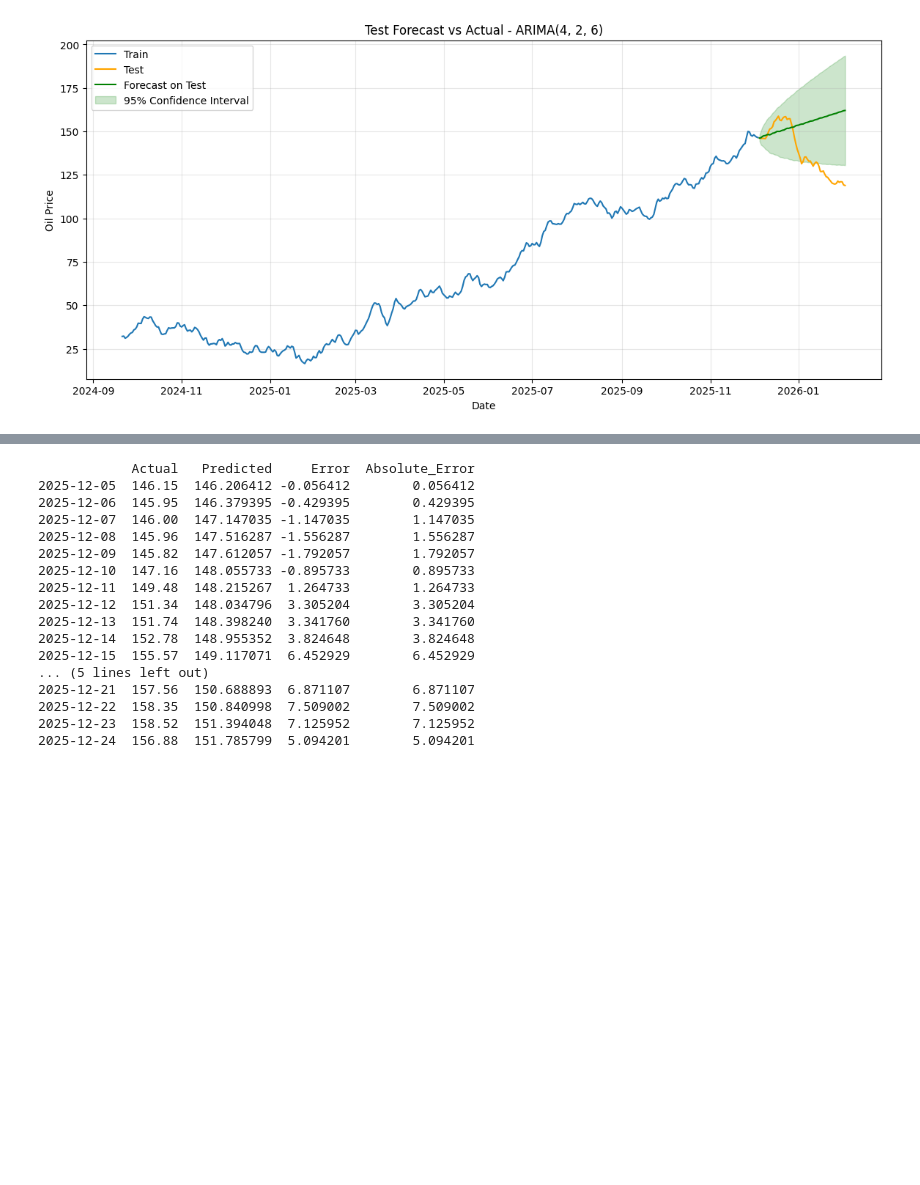
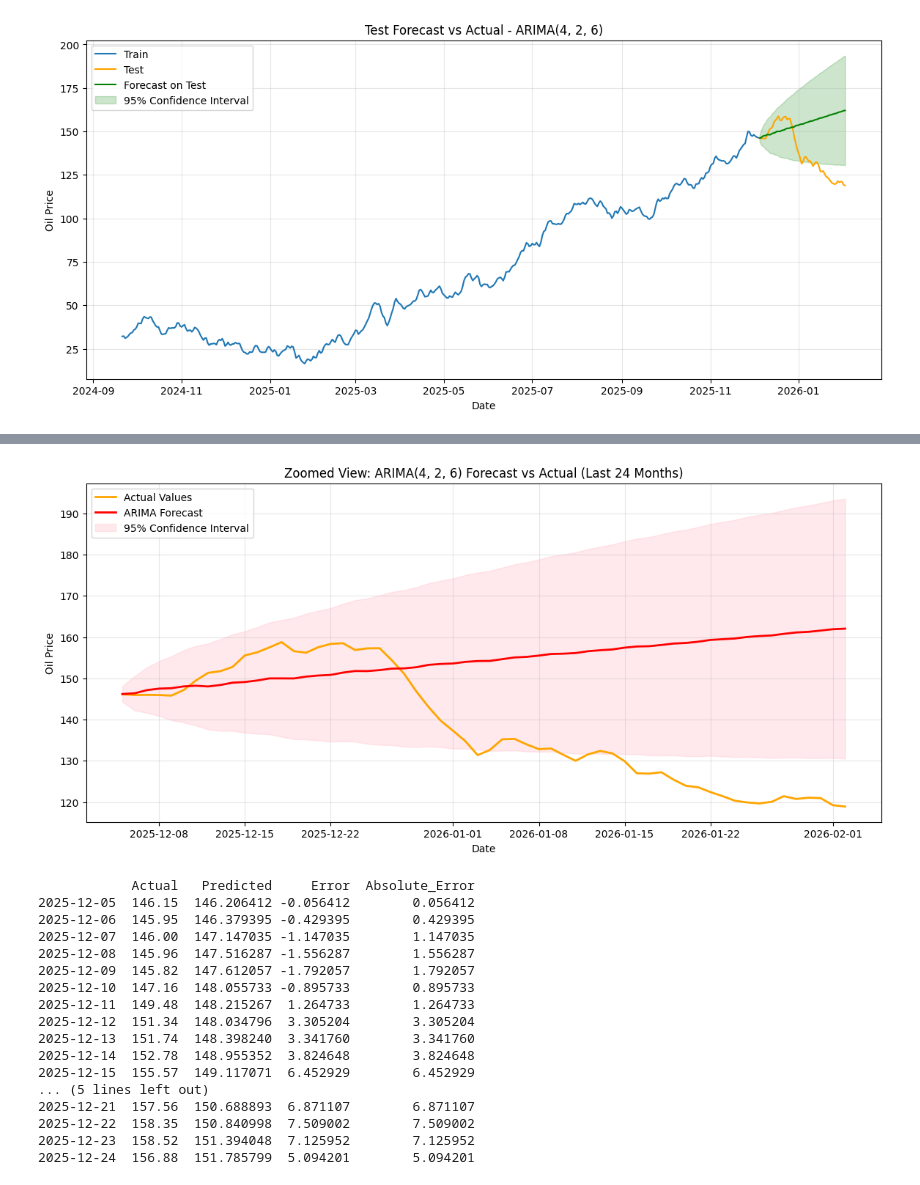
Before and after one commit to ansmalik67/time_series_analysis, a Jupyter notebook: Time_Series_Analysis_Assignment.ipynb, the cells around one changed output, grey strips where cells are left out. Saved outputs shown, nothing was run; the diff lists cells and outputs as text; code cells hidden in the pictures; blank space fills up the shorter version.

```diff
--- a/Time_Series_Analysis_Assignment.ipynb
+++ b/Time_Series_Analysis_Assignment.ipynb
@@ -615,3 +642,33 @@ Test MAE : 19.0998
+# %%
+# ============================================================
+# ZOOMED PLOT: ACTUAL VS FORECAST (LAST 24 MONTHS)
+# ============================================================
+
+plt.figure(figsize=(14,6))
+# Actual values
+plt.plot(test.index, test, label="Actual Values", color="orange", linewidth=2)
+# Forecast values
+plt.plot(test.index, test_forecast_mean, label="ARIMA Forecast", color="red", linewidth=2)
+
+# Confidence interval
+plt.fill_between(
+    test.index,
+    test_forecast_ci.iloc[:,0],
+    test_forecast_ci.iloc[:,1],
+    color="pink",
+    alpha=0.35,
+    label="95% Confidence Interval"
+)
+
+plt.title(f"Zoomed View: ARIMA{best_order} Forecast vs Actual (Last 24 Months)")
+plt.xlabel("Date")
+plt.ylabel("Oil Price")
+plt.legend()
+plt.grid(True, alpha=0.3)
+
+plt.show()
+# %% [output]
+[figure, added]
 # %%
 # ============================================================
 # ACTUAL VS PREDICTED TABLE
```
Also changed, not shown: parts of 12 cells of this notebook.
